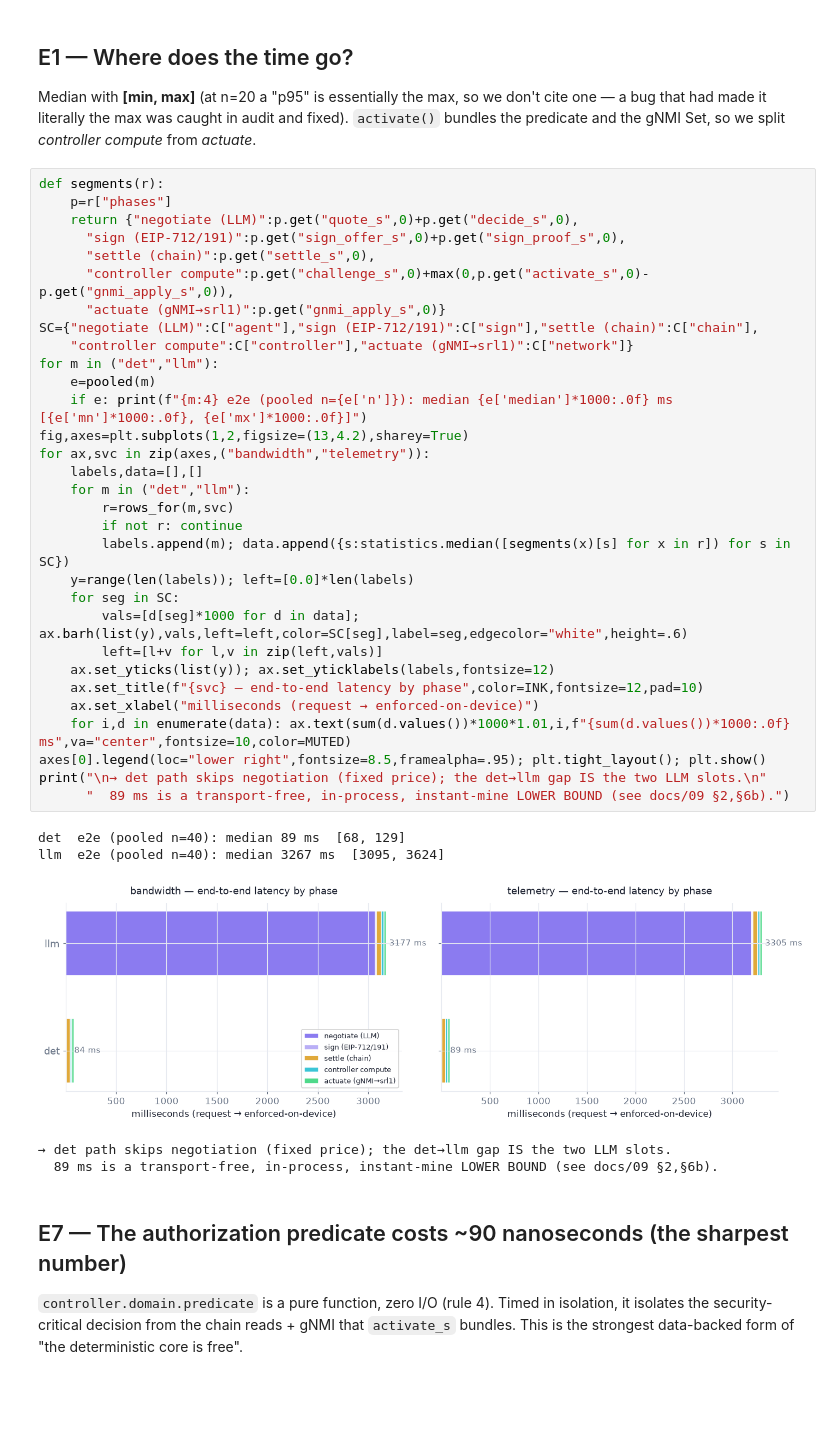
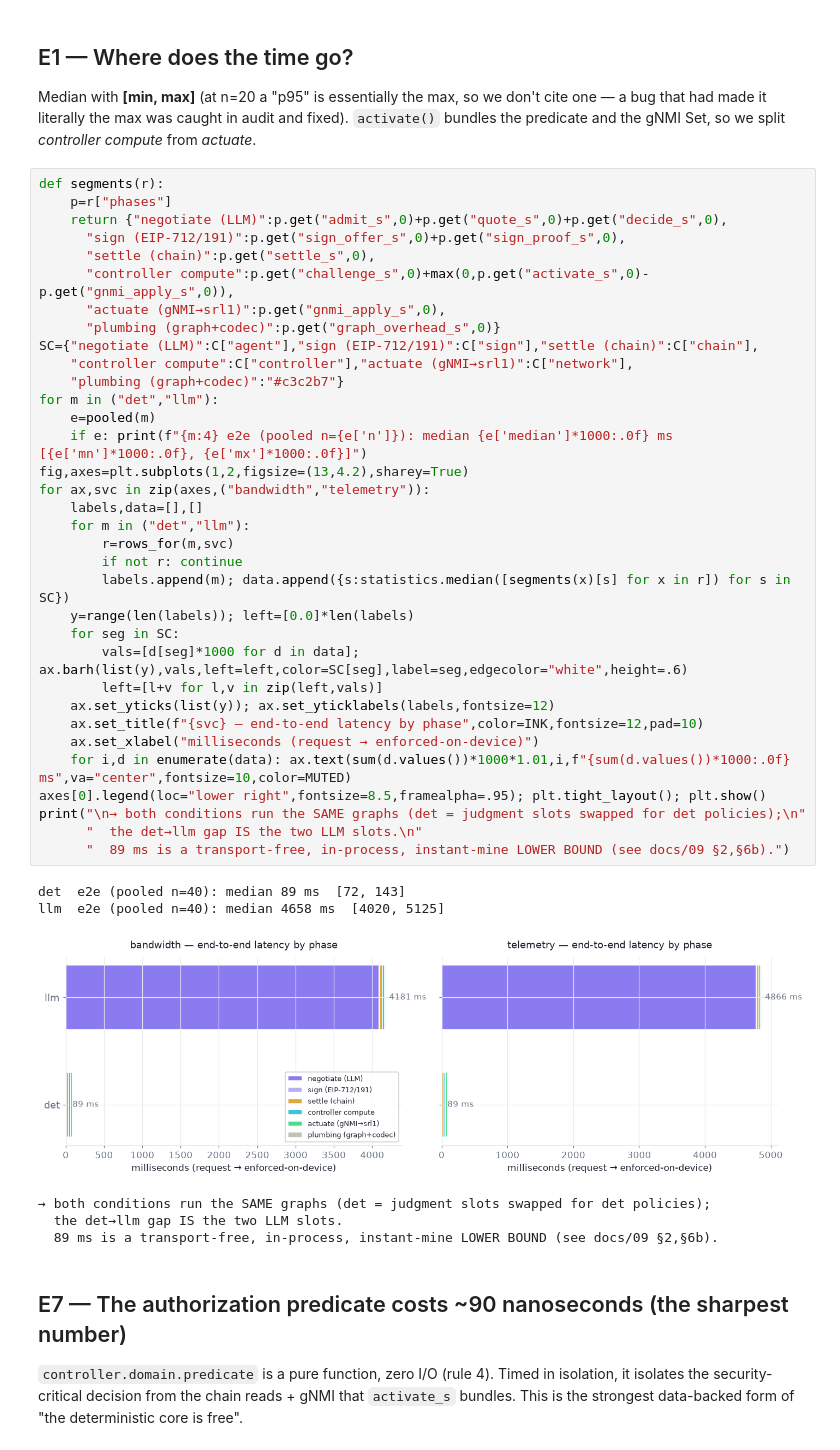
Before and after one commit to musel25/a2a-tokenized-provisioning, a Jupyter notebook: e2e/notebooks/evaluation_explore.ipynb, the cells around one changed output. Drawn from its saved outputs; the diff is of its cells as text; blank space fills up the shorter version.

```diff
--- a/e2e/notebooks/evaluation_explore.ipynb
+++ b/e2e/notebooks/evaluation_explore.ipynb
@@ -47,39 +47,43 @@ the predicate and the gNMI Set, so we split *controller compute* from *actuate*.
 # %%
 def segments(r):
     p=r["phases"]
-    return {"negotiate (LLM)":p.get("quote_s",0)+p.get("decide_s",0),
+    return {"negotiate (LLM)":p.get("admit_s",0)+p.get("quote_s",0)+p.get("decide_s",0),
       "sign (EIP-712/191)":p.get("sign_offer_s",0)+p.get("sign_proof_s",0),
       "settle (chain)":p.get("settle_s",0),
       "controller compute":p.get("challenge_s",0)+max(0,p.get("activate_s",0)-p.get("gnmi_apply_s",0)),
-      "actuate (gNMI→srl1)":p.get("gnmi_apply_s",0)}
+      "actuate (gNMI→srl1)":p.get("gnmi_apply_s",0),
+      "plumbing (graph+codec)":p.get("graph_overhead_s",0)}
 SC={"negotiate (LLM)":C["agent"],"sign (EIP-712/191)":C["sign"],"settle (chain)":C["chain"],
-    "controller compute":C["controller"],"actuate (gNMI→srl1)":C["network"]}
+    "controller compute":C["controller"],"actuate (gNMI→srl1)":C["network"],
+    "plumbing (graph+codec)":"#c3c2b7"}
 for m in ("det","llm"):
     e=pooled(m)
     if e: print(f"{m:4} e2e (pooled n={e['n']}): median {e['median']*1000:.0f} ms  [{e['mn']*1000:.0f}, {e['mx']*1000:.0f}]")
 fig,axes=plt.subplots(1,2,figsize=(13,4.2),sharey=True)
 for ax,svc in zip(axes,("bandwidth","telemetry")):
     labels,data=[],[]
     for m in ("det","llm"):
         r=rows_for(m,svc)
         if not r: continue
         labels.append(m); data.append({s:statistics.median([segments(x)[s] for x in r]) for s in SC})
     y=range(len(labels)); left=[0.0]*len(labels)
     for seg in SC:
         vals=[d[seg]*1000 for d in data]; ax.barh(list(y),vals,left=left,color=SC[seg],label=seg,edgecolor="white",height=.6)
         left=[l+v for l,v in zip(left,vals)]
     ax.set_yticks(list(y)); ax.set_yticklabels(labels,fontsize=12)
     ax.set_title(f"{svc} — end-to-end latency by phase",color=INK,fontsize=12,pad=10)
     ax.set_xlabel("milliseconds (request → enforced-on-device)")
     for i,d in enumerate(data): ax.text(sum(d.values())*1000*1.01,i,f"{sum(d.values())*1000:.0f} ms",va="center",fontsize=10,color=MUTED)
 axes[0].legend(loc="lower right",fontsize=8.5,framealpha=.95); plt.tight_layout(); plt.show()
-print("\n→ det path skips negotiation (fixed price); the det→llm gap IS the two LLM slots.\n"
+print("\n→ both conditions run the SAME graphs (det = judgment slots swapped for det policies);\n"
+      "  the det→llm gap IS the two LLM slots.\n"
       "  89 ms is a transport-free, in-process, instant-mine LOWER BOUND (see docs/09 §2,§6b).")
 # %% [output]
-det  e2e (pooled n=40): median 89 ms  [68, 129]
-llm  e2e (pooled n=40): median 3267 ms  [3095, 3624]
+det  e2e (pooled n=40): median 89 ms  [72, 143]
+llm  e2e (pooled n=40): median 4658 ms  [4020, 5125]
-[figure, old version]
+[figure, new version]
-→ det path skips negotiation (fixed price); the det→llm gap IS the two LLM slots.
+→ both conditions run the SAME graphs (det = judgment slots swapped for det policies);
+  the det→llm gap IS the two LLM slots.
   89 ms is a transport-free, in-process, instant-mine LOWER BOUND (see docs/09 §2,§6b).
 # %% [markdown]
 ## E7 — The authorization predicate costs ~90 nanoseconds (the sharpest number)
```
Also changed, not shown: parts of 10 cells of this notebook.
